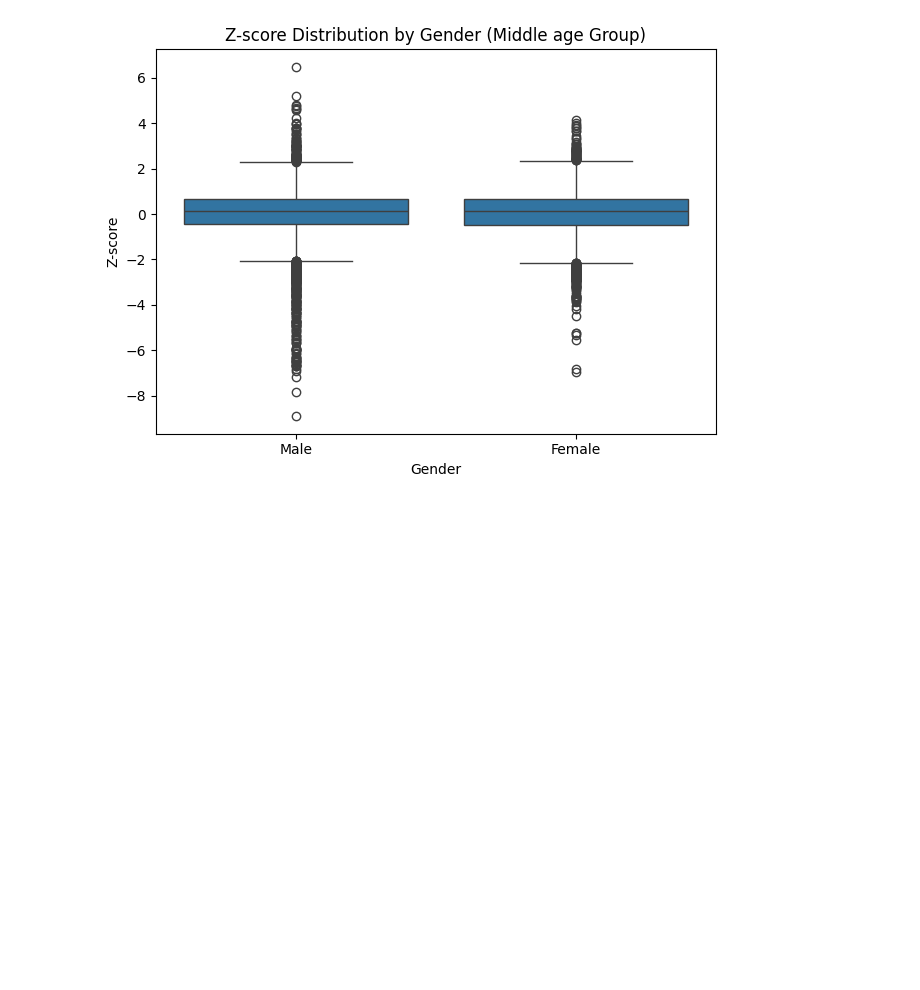
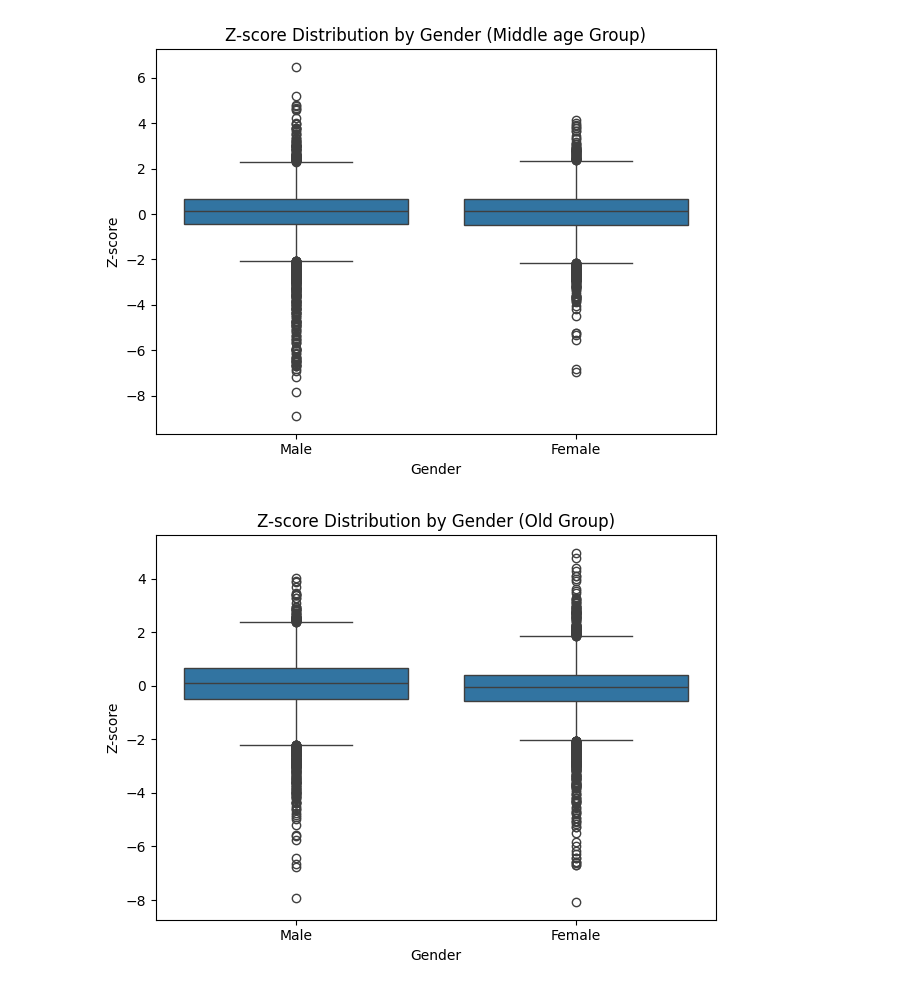
Before and after one commit to CadenBold/intestinal-omics, a Jupyter notebook: working.ipynb, the cells around one changed output. Cells and saved outputs as stored; diff of their text form; code cells hidden in the pictures; blank space fills up the shorter version.

```diff
--- a/working.ipynb
+++ b/working.ipynb
@@ -938,21 +966,23 @@ plt.show()
 # %% [output]
 [figure]
 # %%
-mid_males = male_df[male_df["Age"] == "Middle age"].drop(columns=["Age"])
-mid_females = female_df[female_df["Age"] == "Middle age"].drop(columns=["Age"])
+old_males = male_df[male_df["Age"] == "Old"].drop(columns=["Age"])
+old_females = female_df[female_df["Age"] == "Old"].drop(columns=["Age"])
 
 # Melt into long format
-mid_males_long = mid_males.T.melt(var_name="Sample", value_name="Z-score")
-mid_males_long["Gender"] = "Male"
+old_males_long = old_males.T.melt(var_name="Sample", value_name="Z-score")
+old_males_long["Gender"] = "Male"
 
-mid_females_long = mid_females.T.melt(var_name="Sample", value_name="Z-score")
-mid_females_long["Gender"] = "Female"
+old_females_long = old_females.T.melt(var_name="Sample", value_name="Z-score")
+old_females_long["Gender"] = "Female"
 
 # Combine
-mid_long = pd.concat([mid_males_long, mid_females_long], ignore_index=True)
+old_long = pd.concat([old_males_long, old_females_long], ignore_index=True)
 
 # Plot
-sns.boxplot(data=mid_long, x="Gender", y="Z-score")
-plt.title("Z-score Distribution by Gender (Middle age Group)")
+sns.boxplot(data=old_long, x="Gender", y="Z-score")
+plt.title("Z-score Distribution by Gender (Old Group)")
 plt.tight_layout()
 plt.show()
+# %% [output]
+[figure, added]
```
Also changed, not shown: parts of 6 cells of this notebook.
